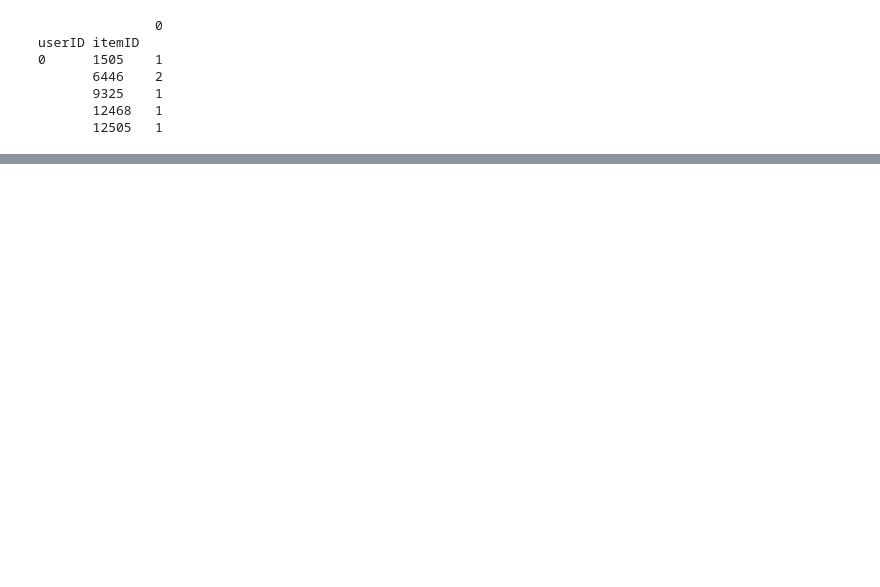
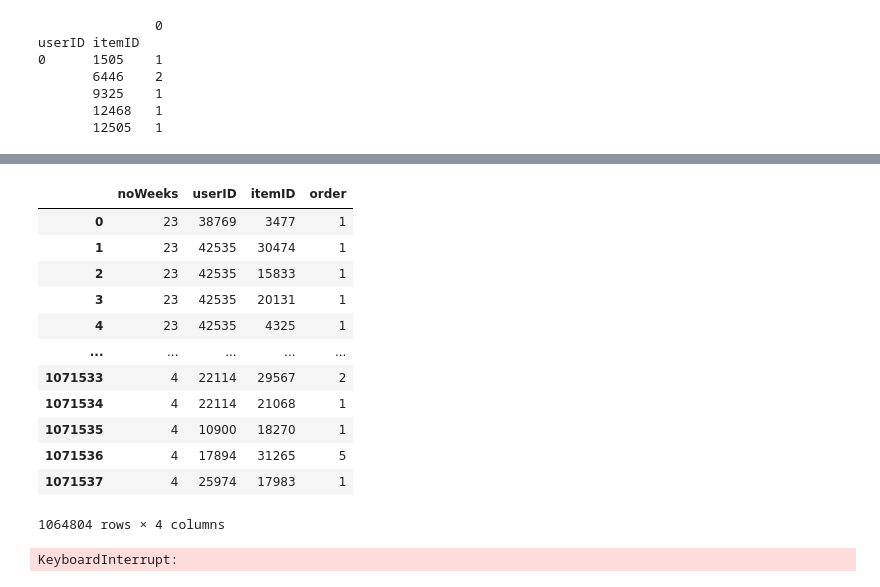
Before and after one commit to PetSchwind/DMC2022, a Jupyter notebook: notebooks/outlier_and_preprocessing.ipynb, the cells around one changed output, grey strips where cells are left out. Drawn from its saved outputs; the diff is of its cells as text; code cells hidden in the pictures; blank space fills up the shorter version.

```diff
--- a/notebooks/outlier_and_preprocessing.ipynb
+++ b/notebooks/outlier_and_preprocessing.ipynb
@@ -21,8 +21,8 @@ import seaborn as sb
 # %%
 # load the csv files into data frames for further use
 
-order = pd.read_csv("data/orders.csv", delimiter="|")
-item = pd.read_csv("data/items.csv", delimiter="|")
+order = pd.read_csv("../data/orders.csv", delimiter="|")
+item = pd.read_csv("../data/items.csv", delimiter="|")
 # %%
 # find out which items get order most - sum is need because order = amount ordered
 item_sum = order.groupby("itemID").sum()
@@ -215,9 +215,12 @@ def get_noWeeks_df(df):
 # test cell
 
 test = order.copy()
+print(test.size)
 test = dates_to_noWeeks(test)
+print(test.size)
 test = get_noWeeks_df(test)
-
+print(test.size)
+copy = test.copy()
 test = test.groupby(['userID','itemID']).size()
 #print(test[test>1])
 
@@ -282,2 +289,18 @@ AttributeError: 'DataFrameGroupBy' object has no attribute 'to_frame'
 # %%
 #ToDo: Hotencoding for weeks in a month
+groupby = copy.groupby(['userID','itemID'])
+groupby.head()
+# %% [output]
+|  | noWeeks | userID | itemID | order |
+| 0 | 23 | 38769 | 3477 | 1 |
+| 1 | 23 | 42535 | 30474 | 1 |
+| 2 | 23 | 42535 | 15833 | 1 |
+| 3 | 23 | 42535 | 20131 | 1 |
+| 4 | 23 | 42535 | 4325 | 1 |
+| ... | ... | ... | ... | ... |
+| 1071533 | 4 | 22114 | 29567 | 2 |
+| 1071534 | 4 | 22114 | 21068 | 1 |
+| 1071535 | 4 | 10900 | 18270 | 1 |
+| 1071536 | 4 | 17894 | 31265 | 5 |
+| 1071537 | 4 | 25974 | 17983 | 1 |
+1064804 rows × 4 columns
@@ -283,0 +310,14 @@ AttributeError: 'DataFrameGroupBy' object has no attribute 'to_frame'
+# %%
+dataf = pd.DataFrame()
+dataf['userID']=None
+dataf['itemID']=None
+dataf['vector']=None
+for row in groupby:
+    df = row[1]
+    vector = np.zeros(53,dtype=int)
+    for noWeek in df['noWeeks']:
+        vector.put(noWeek-1, 1)
+    aux = pd.Series([row[0][0],row[0][1],  vector], index=dataf.columns)
+    dataf.append(aux, ignore_index=True)
+# %% [output]
+KeyboardInterrupt:
```
Also changed, not shown: parts of 3 cells of this notebook.
